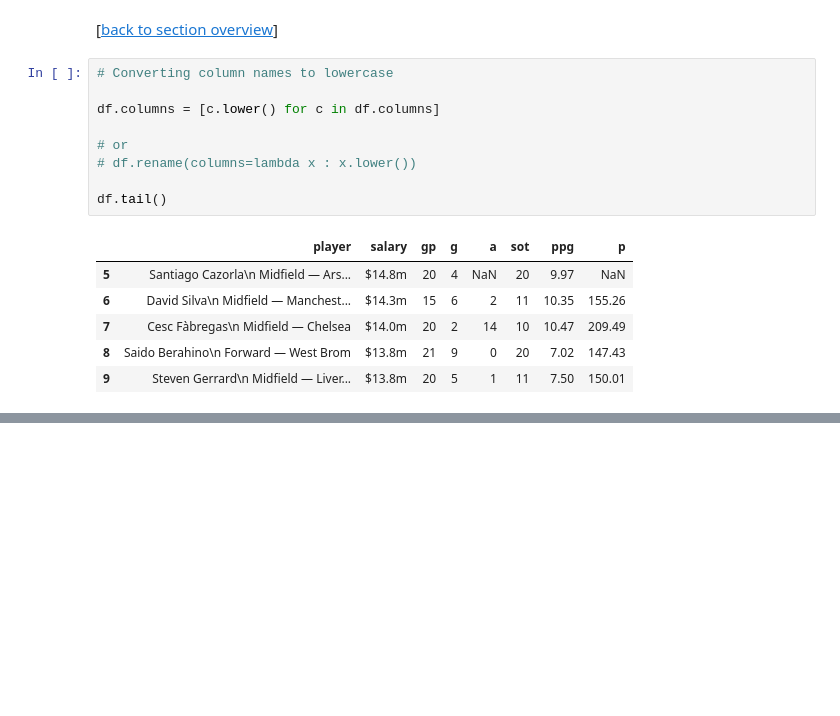
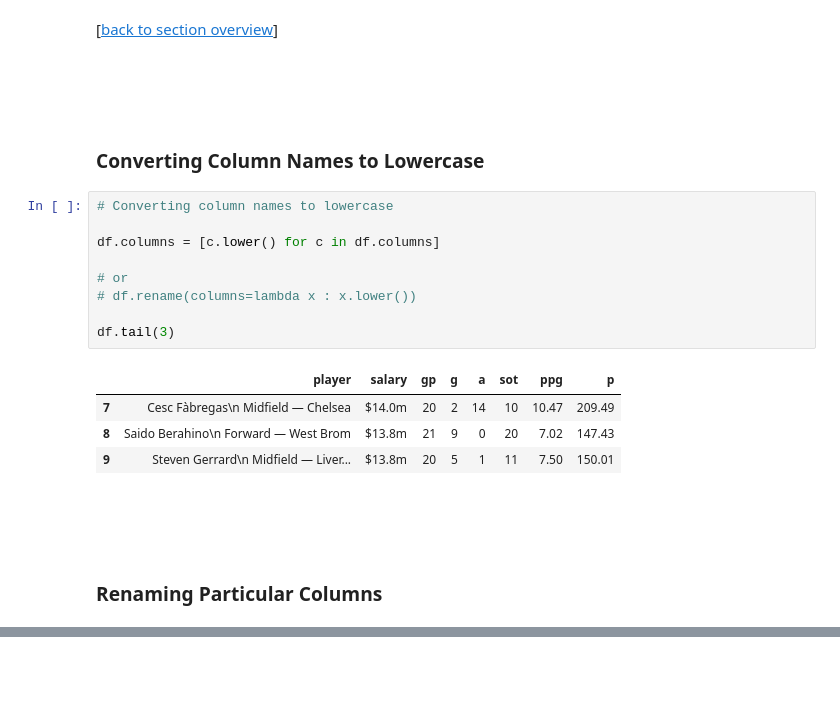
Before and after one commit to rasbt/python_reference, a Jupyter notebook: tutorials/things_in_pandas.ipynb, the cells around one changed output, grey strips where cells are left out. Cells and saved outputs as stored; diff of their text form; blank space fills up the shorter version.

```diff
--- a/tutorials/things_in_pandas.ipynb
+++ b/tutorials/things_in_pandas.ipynb
@@ -64,20 +69,28 @@ df
 # Renaming Columns
 # %% [markdown]
 [[back to section overview](#Sections)]
+# %% [markdown]
+<br>
+<br>
+# %% [markdown]
+### Converting Column Names to Lowercase
 # %%
 # Converting column names to lowercase
 
 df.columns = [c.lower() for c in df.columns]
 
 # or
 # df.rename(columns=lambda x : x.lower())
 
-df.tail()
+df.tail(3)
 # %% [output]
 |  | player | salary | gp | g | a | sot | ppg | p |
-| 5 | Santiago Cazorla\n Midfield — Ars... | $14.8m | 20 | 4 | NaN | 20 | 9.97 | NaN |
-| 6 | David Silva\n Midfield — Manchest... | $14.3m | 15 | 6 | 2 | 11 | 10.35 | 155.26 |
 | 7 | Cesc Fàbregas\n Midfield — Chelsea | $14.0m | 20 | 2 | 14 | 10 | 10.47 | 209.49 |
 | 8 | Saido Berahino\n Forward — West Brom | $13.8m | 21 | 9 | 0 | 20 | 7.02 | 147.43 |
 | 9 | Steven Gerrard\n Midfield — Liver... | $13.8m | 20 | 5 | 1 | 11 | 7.50 | 150.01 |
+# %% [markdown]
+<br>
+<br>
+# %% [markdown]
+### Renaming Particular Columns
 # %%
```
Also changed, not shown: parts of 30 cells of this notebook.
